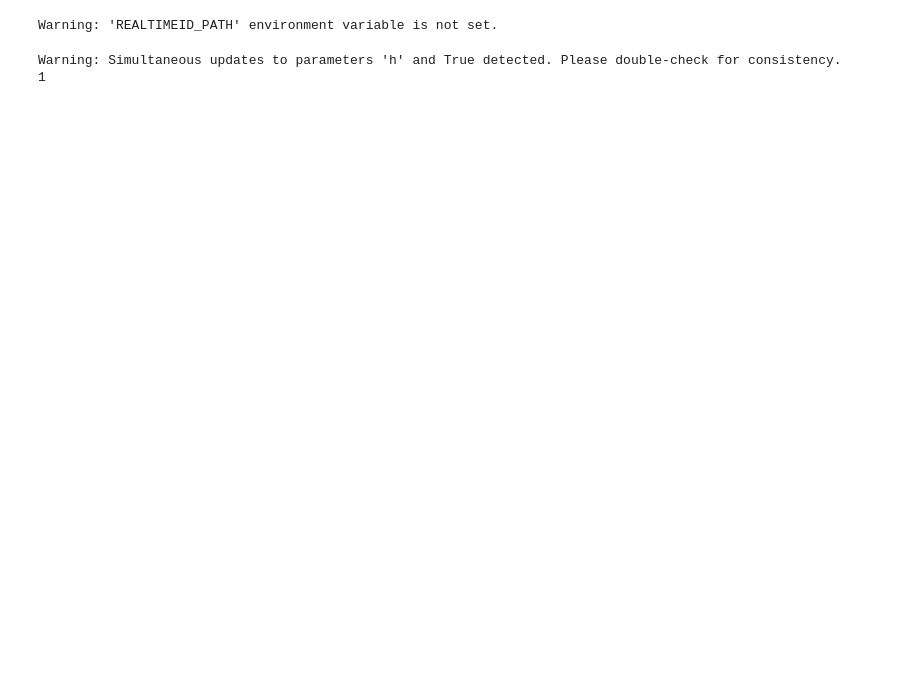
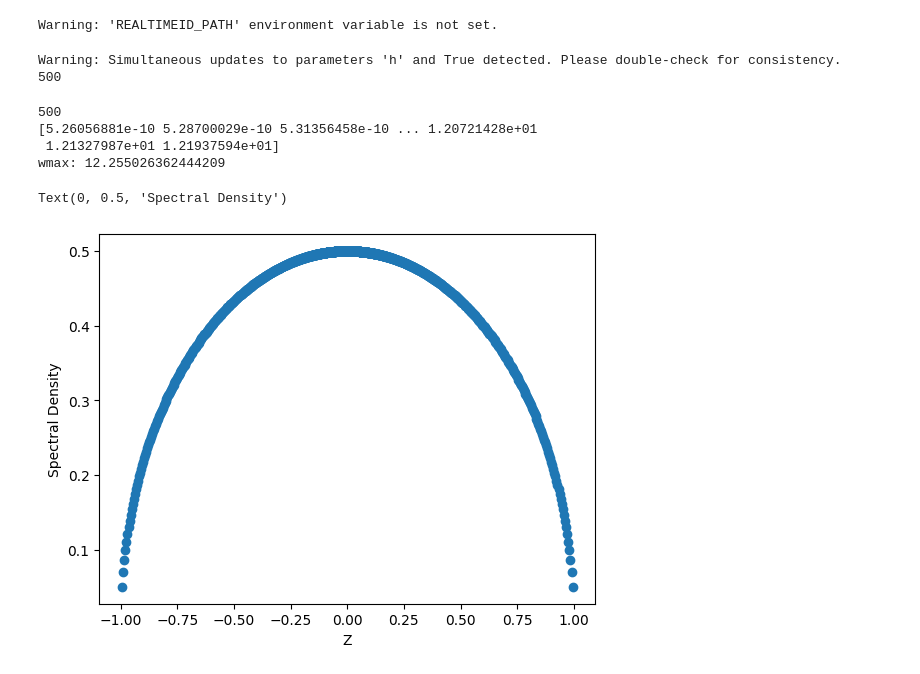
Before and after one commit to jthoenniss/RealTimeID, a Jupyter notebook: notebooks/aaa.ipynb, the cells around one changed output. Drawn from its saved outputs; the diff is of its cells as text; code cells hidden in the pictures; blank space fills up the shorter version.

```diff
--- a/notebooks/aaa.ipynb
+++ b/notebooks/aaa.ipynb
@@ -25,13 +25,61 @@ Warning: 'REALTIMEID_PATH' environment variable is not set.
 
     return result"""
 
-spec_dens = lambda x: spec_dens_semi_circle(x, half_width=1) # semi circle spectral density that is nonzero in the interval [-1,1]
+spec_dens = lambda x: spec_dens_semi_circle(x) # semi circle spectral density that is nonzero in the interval [-1,1]
+
 
 #set parameters
-params = KernelParams(spec_dens = spec_dens, n = 3158, m = 1, N_max = 500, delta_t = 0.1, h = 0.01, beta = 0, phi = 0)
+params = KernelParams(spec_dens = spec_dens, n = 4263, m = 500, N_max = 5000, delta_t = 0.1, h = 0.005011872336272, beta = 0, phi = 0)
+
+
 
 print(params.get_param("m"))
 # %% [output]
 Warning: Simultaneous updates to parameters 'h' and True detected. Please double-check for consistency.
-1
+500
+# %%
+# explicitly get the fine frequency grid
+fine_grid, _, _ = initialize_fine_grid(
+    params.get_param("m"),
+    params.get_param("n"),
+    params.get_param("h"),
+    freq_parametrization="simple_exp",
+)
+
+print(params.get_param("m"))
+print(
+    np.exp(
+        params.get_param("h") * np.arange(-params.get_param("n"), params.get_param("m"))
+    )
+)
+# frequency points in for negativ and positive part on real axis
+Z = np.concatenate((-fine_grid[::-1], fine_grid))
+#Z = fine_grid
+
+print("wmax:", Z[-1])
+
+
+# function values, determined by product of spectral density and Fermi Dirac distribution and Jacobian factor h*abs(x)
+def func_exact(x):
+    f = spec_dens(x) * 1 / (1 + np.exp(-params.get_param("beta") * x))
+    f = np.where(np.isnan(f), 0, f)
+    return f
+
+
+F = func_exact(Z)
+
+#plot the spectral density (omit the zeros in the plot)
+plt.figure()
+vals = spec_dens(Z) * 1 / (1 + np.exp(-params.get_param("beta") * Z))
+mask = abs(vals) > 1e-10
+plt.scatter(Z[mask], vals[mask])
+plt.xlabel("Z")
+plt.ylabel("Spectral Density")
+# %% [output]
+500
+[5.26056881e-10 5.28700029e-10 5.31356458e-10 ... 1.20721428e+01
+ 1.21327987e+01 1.21937594e+01]
+wmax: 12.255026362444209
+Text(0, 0.5, 'Spectral Density')
+[figure, added]
 # %%
```
Also changed, not shown: parts of 6 cells of this notebook.
